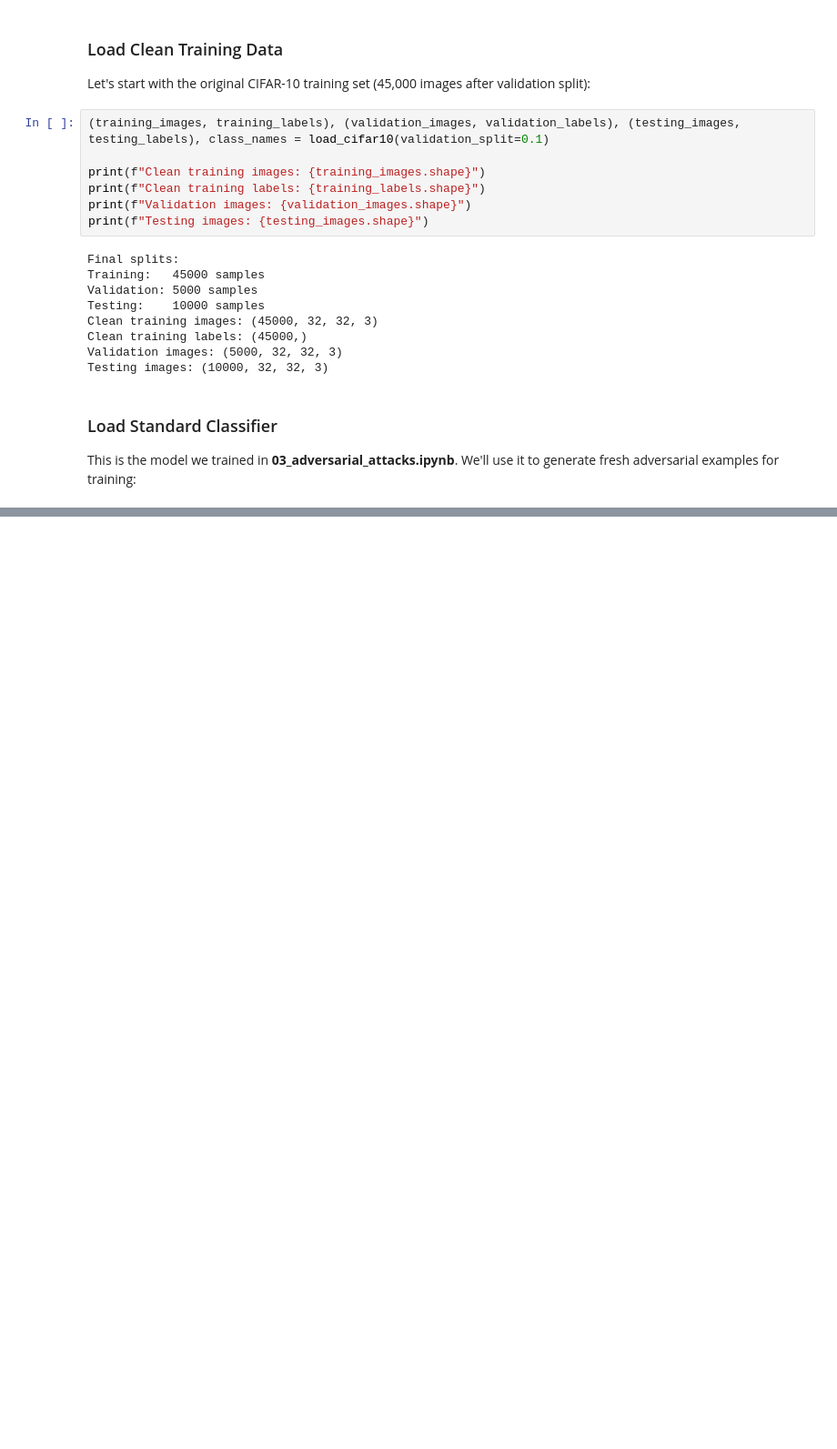
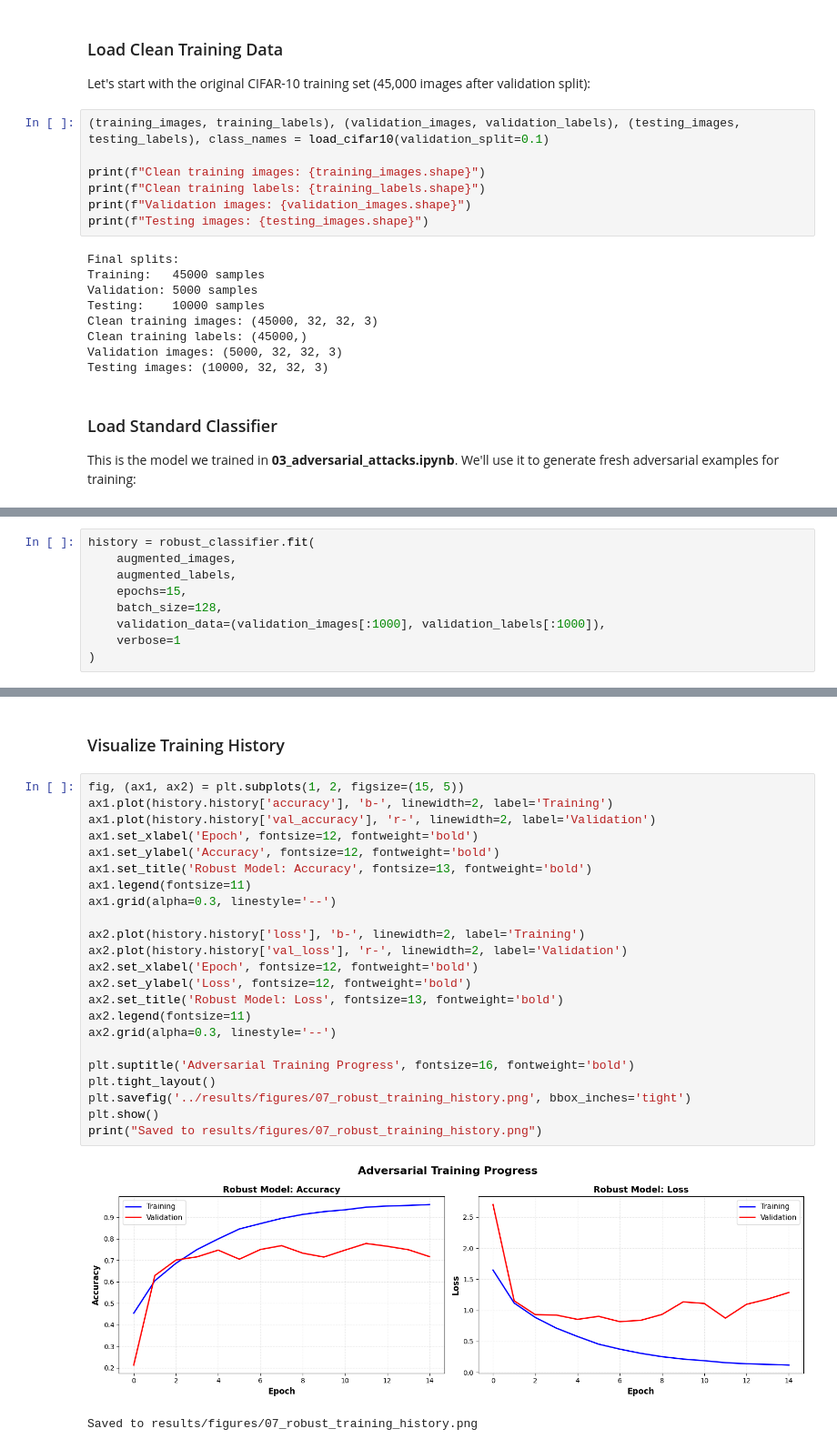
Before and after one commit to ShawarmaOnGit/tda-adversarial-detection, a Jupyter notebook: notebooks/07_adversarial_training.ipynb, the cells around one changed output, grey strips where cells are left out. Shown: that part at 91% size. Saved outputs shown, nothing was run; the diff lists cells and outputs as text; blank space fills up the shorter version.

```diff
--- a/notebooks/07_adversarial_training.ipynb
+++ b/notebooks/07_adversarial_training.ipynb
@@ -84,0 +313,9 @@ FileNotFoundError: [Errno 2] Unable to synchronously open file (unable to open f
+# %%
+history = robust_classifier.fit(
+    augmented_images,
+    augmented_labels,
+    epochs=15,
+    batch_size=128,
+    validation_data=(validation_images[:1000], validation_labels[:1000]),
+    verbose=1
+)
@@ -84,0 +340,28 @@ FileNotFoundError: [Errno 2] Unable to synchronously open file (unable to open f
+# %% [markdown]
+### Visualize Training History
+# %%
+fig, (ax1, ax2) = plt.subplots(1, 2, figsize=(15, 5))
+ax1.plot(history.history['accuracy'], 'b-', linewidth=2, label='Training')
+ax1.plot(history.history['val_accuracy'], 'r-', linewidth=2, label='Validation')
+ax1.set_xlabel('Epoch', fontsize=12, fontweight='bold')
+ax1.set_ylabel('Accuracy', fontsize=12, fontweight='bold')
+ax1.set_title('Robust Model: Accuracy', fontsize=13, fontweight='bold')
+ax1.legend(fontsize=11)
+ax1.grid(alpha=0.3, linestyle='--')
+
+ax2.plot(history.history['loss'], 'b-', linewidth=2, label='Training')
+ax2.plot(history.history['val_loss'], 'r-', linewidth=2, label='Validation')
+ax2.set_xlabel('Epoch', fontsize=12, fontweight='bold')
+ax2.set_ylabel('Loss', fontsize=12, fontweight='bold')
+ax2.set_title('Robust Model: Loss', fontsize=13, fontweight='bold')
+ax2.legend(fontsize=11)
+ax2.grid(alpha=0.3, linestyle='--')
+
+plt.suptitle('Adversarial Training Progress', fontsize=16, fontweight='bold')
+plt.tight_layout()
+plt.savefig('../results/figures/07_robust_training_history.png', bbox_inches='tight')
+plt.show()
+print("Saved to results/figures/07_robust_training_history.png")
+# %% [output]
+[figure, added]
+Saved to results/figures/07_robust_training_history.png
```
Also changed, not shown: parts of 22 cells of this notebook.
